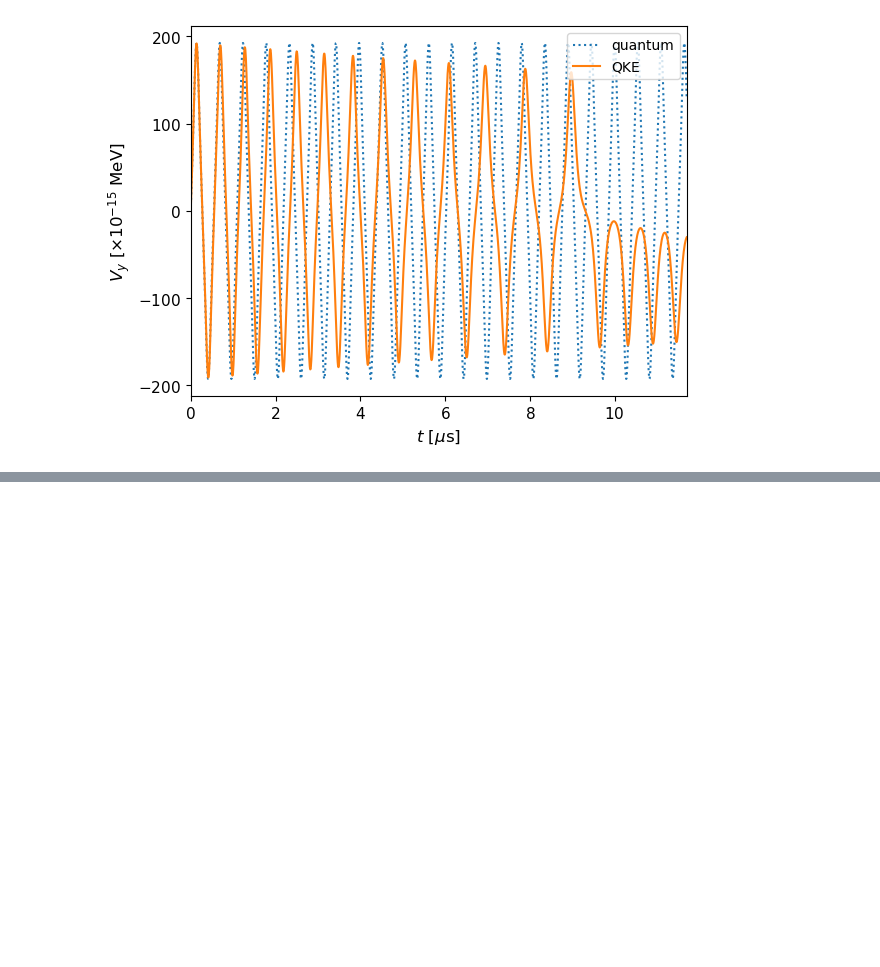
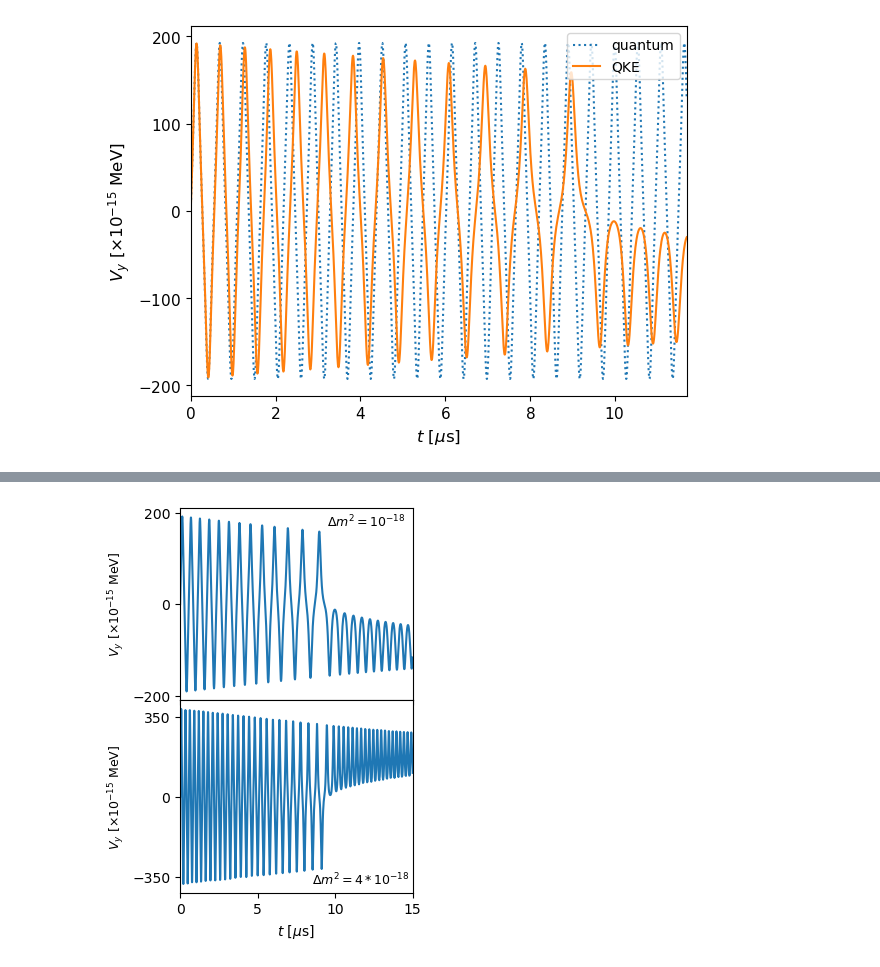
Before and after one commit to nuLABatUSD/QKESolveMPI, a Jupyter notebook: analysis/BlochPaperFigs.ipynb, the cells around one changed output, grey strips where cells are left out. Saved outputs shown, nothing was run; the diff lists cells and outputs as text; code cells hidden in the pictures; blank space fills up the shorter version.

```diff
--- a/analysis/BlochPaperFigs.ipynb
+++ b/analysis/BlochPaperFigs.ipynb
@@ -344,0 +426,4 @@ plt.savefig("Bloch.pdf", bbox_inches='tight')
+# %%
+V_QKE_top = pd.V_mat(QKE)
+t_top = QKE['time']
+Vy_top = V_QKE_top[1,:]
@@ -344,0 +435,23 @@ plt.savefig("Bloch.pdf", bbox_inches='tight')
+# %%
+V_QKE_bot = pd.V_mat(QKE)
+t_bot = QKE['time']
+Vy_bot = V_QKE_bot[1,:]
+# %%
+fig, ax = plt.subplots(nrows=2, ncols=1, sharex=True, figsize=(3,5))
+plt.subplots_adjust(hspace=0)
+
+ax[0].plot(t_top, Vy_top*1e15)
+ax[0].set_yticks([-200,0,200])
+ax[0].set_ylabel(r"$V_y~[\times 10^{-15}~\text{MeV}]$", fontsize=9)
+ax[0].text(9.5, 170, r"$\Delta m^2=10^{-18}$", fontsize=9)
+
+ax[1].plot(t_bot, Vy_bot*1e15)
+ax[1].set_yticks([-350,0,350])
+ax[1].set_xlim(0,15)
+ax[1].set_xlabel(r"$t~[\mu\text{s}]$", fontsize=10)
+ax[1].set_ylabel(r"$V_y~[\times 10^{-15}~\text{MeV}]$", fontsize=9)
+ax[1].text(8.5,-385, r"$\Delta m^2=4*10^{-18}$", fontsize=9)
+
+plt.savefig("VySubplot.pdf", bbox_inches='tight')
+# %% [output]
+[figure, added]
```
Also changed, not shown: parts of 9 cells of this notebook.
